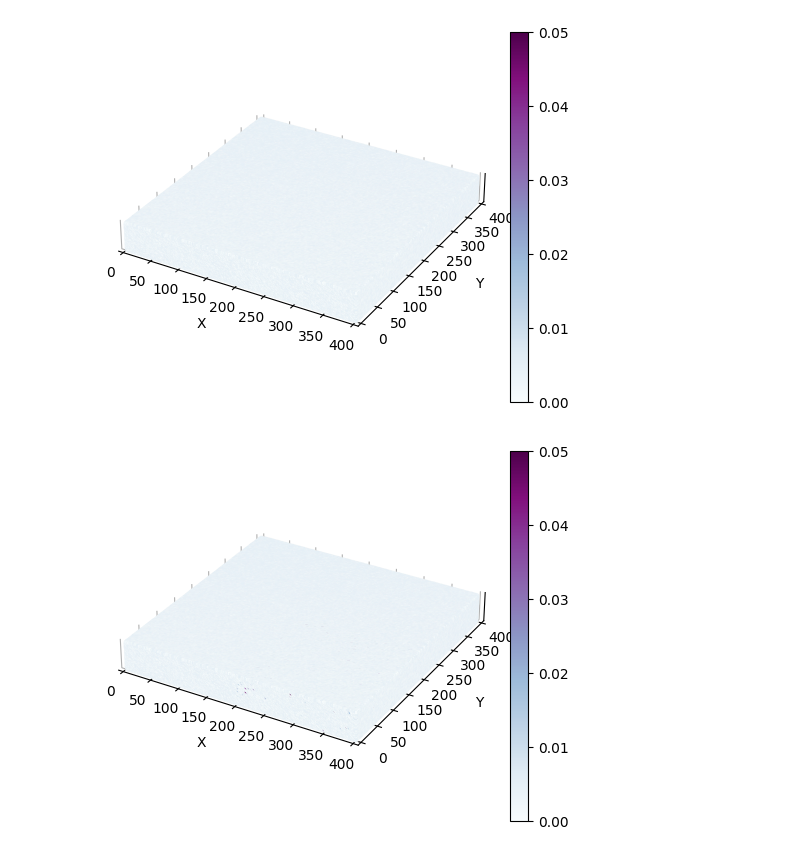
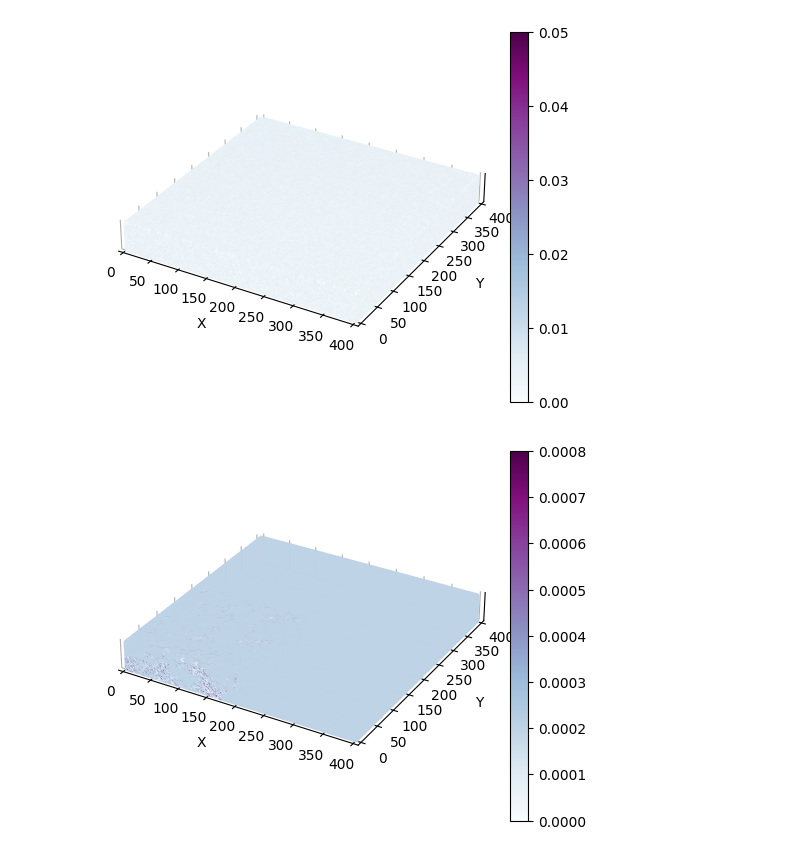
Before and after one commit to timovdk/BLOSSOM, a Jupyter notebook: experiments/nutrientgrid.ipynb, the cells around one changed output. Drawn from its saved outputs; the diff is of its cells as text; code cells hidden in the pictures.

```diff
--- a/experiments/nutrientgrid.ipynb
+++ b/experiments/nutrientgrid.ipynb
@@ -40,36 +40,36 @@ plt.show()
 # %% [output]
 [figure]
 # %%
-values = np.load('../sosi/hpc/36/nutrient_grid_end_.npy')
+values = np.load('../sosi/hpc_out/nutrient_grid_end_.npy')
 
 x = range(x_max)
 y = range(y_max)
 z = range(z_max)
 
 X, Y, Z = np.meshgrid(x, y, z)
 
 fig = plt.figure()
 ax = fig.add_subplot(111, projection='3d')
-scatter = ax.scatter(X, Y, Z, c=values, cmap='BuPu', s=1, marker='s', vmin=0, vmax=0.05)
+scatter = ax.scatter(X, Y, Z, c=values, cmap='BuPu', s=1, marker='s', vmin=0, vmax=0.0008)
 
 ax.set_aspect('equal')
 
 ax.set_xlim(0, x_max)
 ax.set_ylim(0, y_max)
 ax.set_zlim(0, z_max)
 
 ax.set_xlabel("X", labelpad=10)
 ax.set_ylabel("Y", labelpad=10)
 ax.set_zticks([])
 
 ax.xaxis.set_pane_color((1.0, 1.0, 1.0, 1.0))
 ax.yaxis.set_pane_color((1.0, 1.0, 1.0, 1.0))
 ax.zaxis.set_pane_color((1.0, 1.0, 1.0, 1.0))
 ax.set_facecolor("white")
 
 fig.colorbar(scatter, ax=ax)
 
 plt.show()
 # %% [output]
-[figure, old version]
+[figure, new version]
 # %%
```
Also changed, not shown: parts of 2 cells of this notebook, 9 other files.
